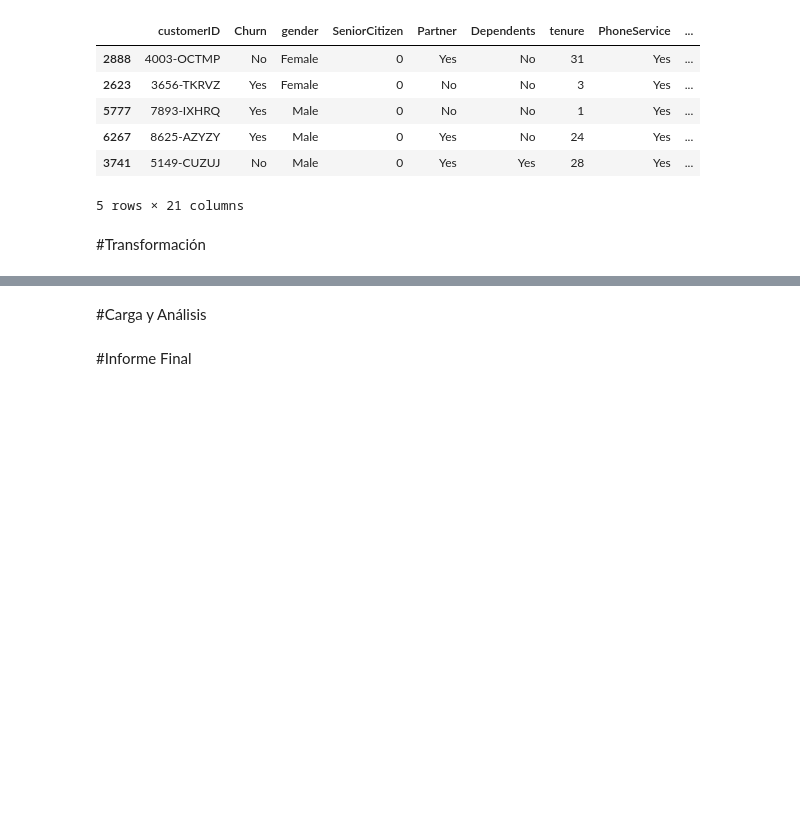
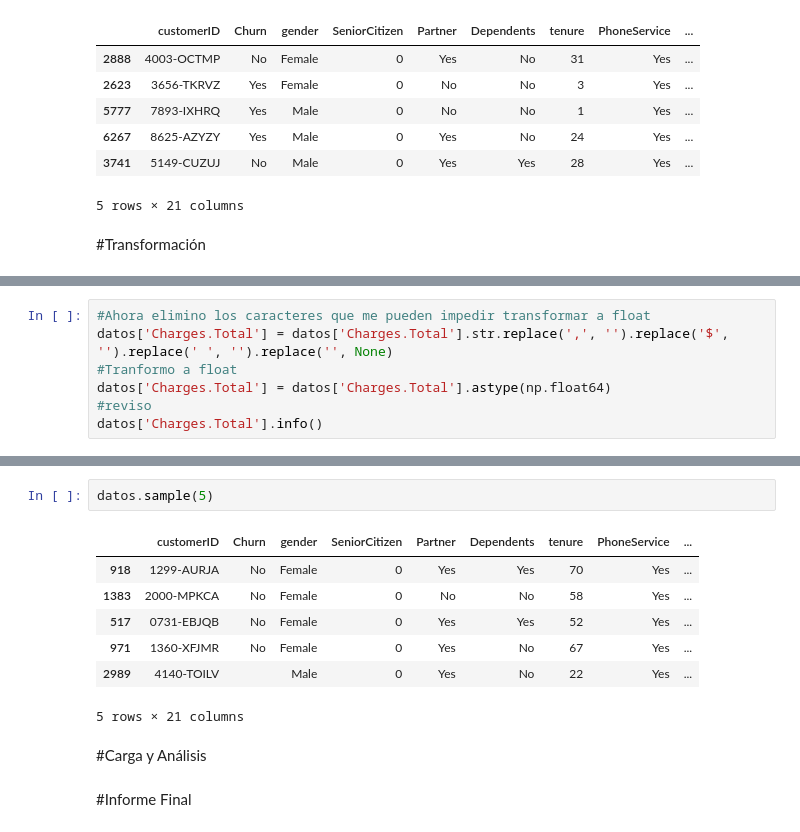
Before and after one commit to DaniBntz/AluraStore, a Jupyter notebook: TelecomX.ipynb, the cells around one changed output, grey strips where cells are left out. Saved outputs shown, nothing was run; the diff lists cells and outputs as text; blank space fills up the shorter version.

Commit message:
Transformación datos object a Float64 columna Charges.Total

```diff
--- a/TelecomX.ipynb
+++ b/TelecomX.ipynb
@@ -60,0 +109,7 @@ datos.sample(5)
+# %%
+#Ahora elimino los caracteres que me pueden impedir transformar a float
+datos['Charges.Total'] = datos['Charges.Total'].str.replace(',', '').replace('$', '').replace(' ', '').replace('', None)
+#Tranformo a float
+datos['Charges.Total'] = datos['Charges.Total'].astype(np.float64)
+#reviso
+datos['Charges.Total'].info()
@@ -61,3 +143,13 @@ datos.sample(5)
+# %%
+datos.sample(5)
+# %% [output]
+|  | customerID | Churn | gender | SeniorCitizen | Partner | Dependents | tenure | PhoneService | ... |
+| 918 | 1299-AURJA | No | Female | 0 | Yes | Yes | 70 | Yes | ... |
+| 1383 | 2000-MPKCA | No | Female | 0 | No | No | 58 | Yes | ... |
+| 517 | 0731-EBJQB | No | Female | 0 | Yes | Yes | 52 | Yes | ... |
+| 971 | 1360-XFJMR | No | Female | 0 | Yes | No | 67 | Yes | ... |
+| 2989 | 4140-TOILV |  | Male | 0 | Yes | No | 22 | Yes | ... |
+5 rows × 21 columns
 # %% [markdown]
 #Carga y Análisis
 # %% [markdown]
```
Also changed, not shown: parts of 6 cells of this notebook.
